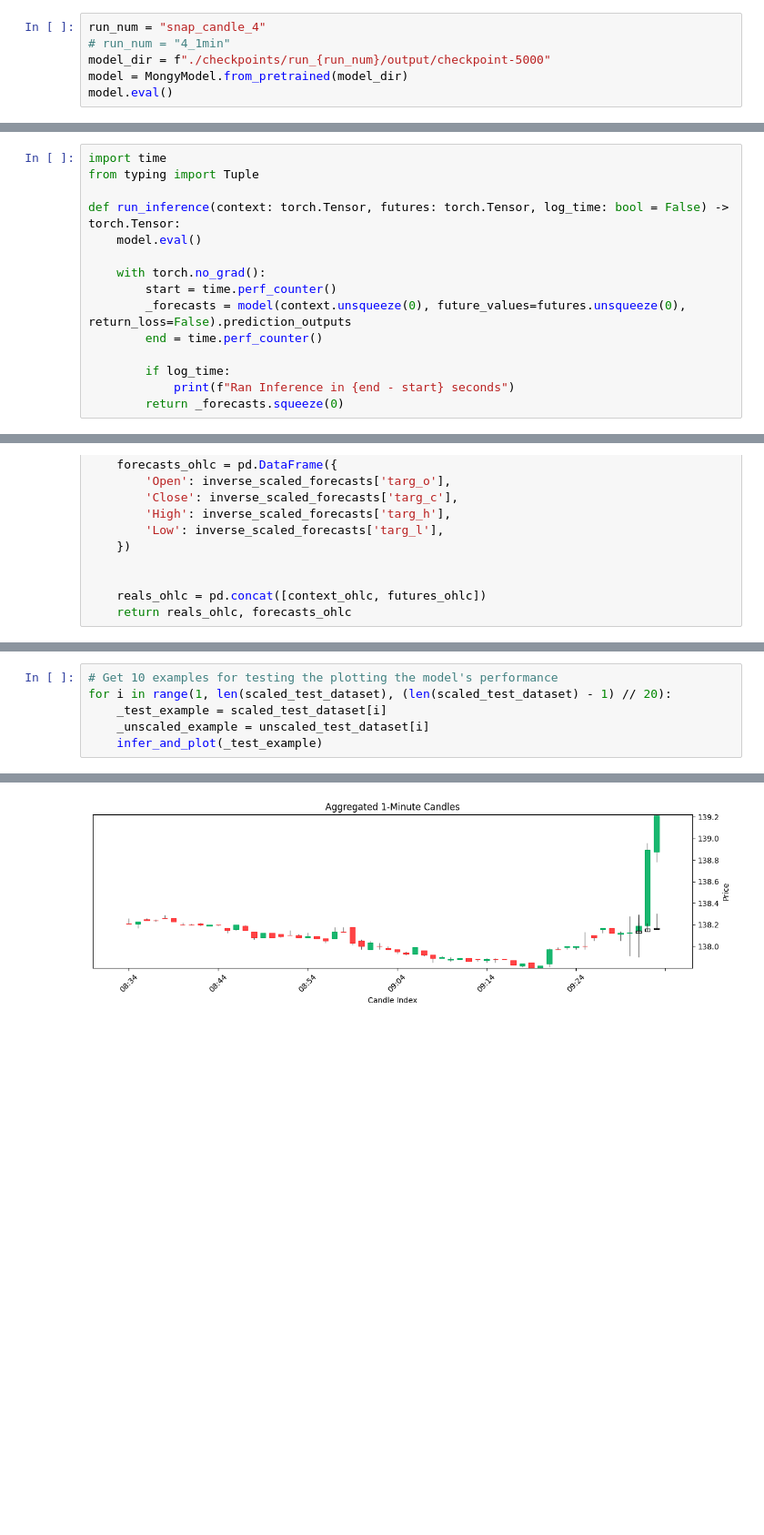
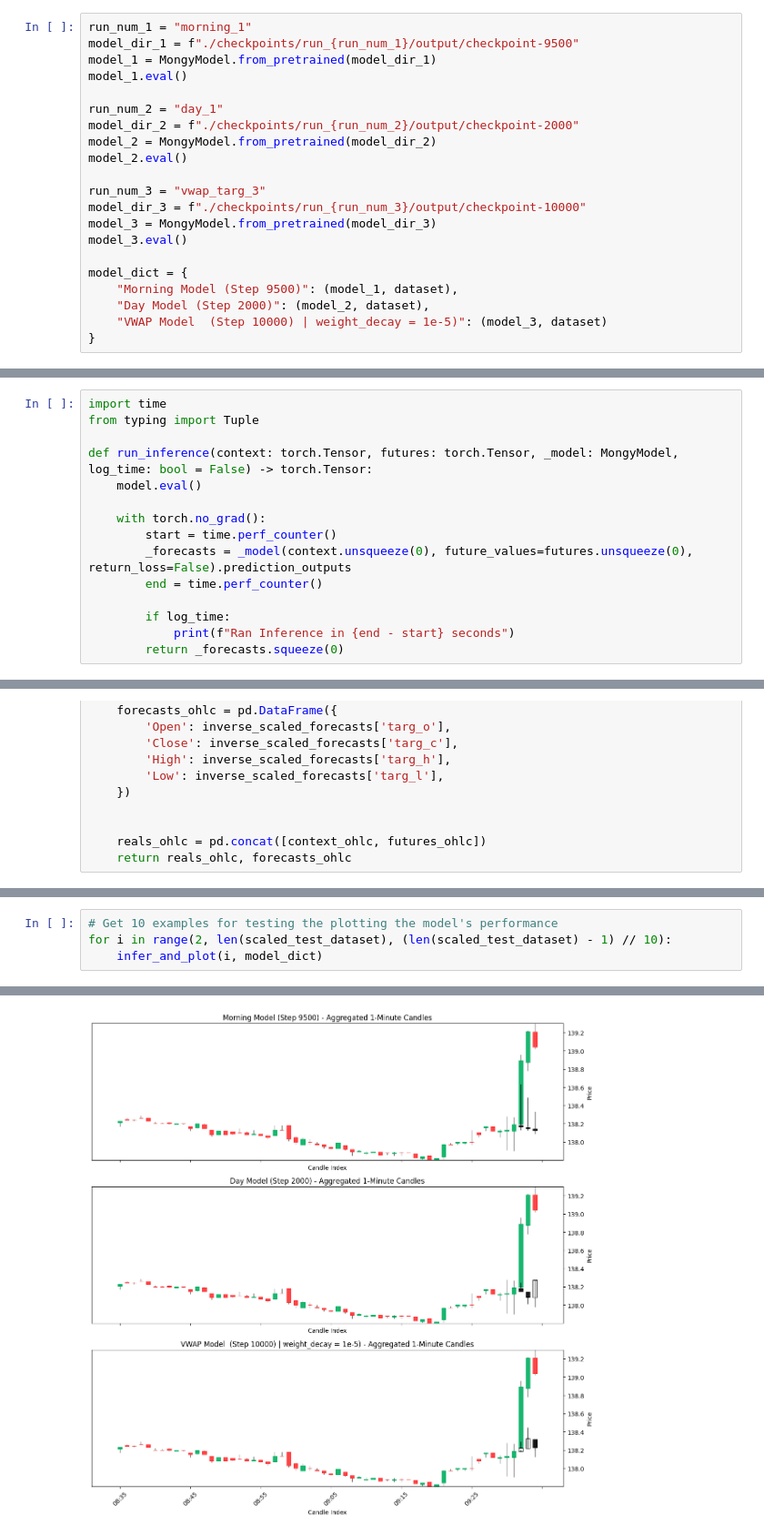
Before and after one commit to linkt-ai/tsfm, a Jupyter notebook: notebooks/hfdemo/patch_tsmixer_MONG-INFERENCE.ipynb, the cells around one changed output, grey strips where cells are left out. Shown at 91% size. Cells and saved outputs as stored; diff of their text form; blank space fills up the shorter version.

Commit message:
feat: add multi-time models

```diff
--- a/notebooks/hfdemo/patch_tsmixer_MONG-INFERENCE.ipynb
+++ b/notebooks/hfdemo/patch_tsmixer_MONG-INFERENCE.ipynb
@@ -203,6 +263,21 @@ class MongyModel(PatchTSMixerForPrediction):
 # %%
-run_num = "snap_candle_4"
-# run_num = "4_1min"
-model_dir = f"./checkpoints/run_{run_num}/output/checkpoint-5000"
-model = MongyModel.from_pretrained(model_dir)
-model.eval()
+run_num_1 = "morning_1"
+model_dir_1 = f"./checkpoints/run_{run_num_1}/output/checkpoint-9500"
+model_1 = MongyModel.from_pretrained(model_dir_1)
+model_1.eval()
+
+run_num_2 = "day_1"
+model_dir_2 = f"./checkpoints/run_{run_num_2}/output/checkpoint-2000"
+model_2 = MongyModel.from_pretrained(model_dir_2)
+model_2.eval()
+
+run_num_3 = "vwap_targ_3"
+model_dir_3 = f"./checkpoints/run_{run_num_3}/output/checkpoint-10000"
+model_3 = MongyModel.from_pretrained(model_dir_3)
+model_3.eval()
+
+model_dict = {
+    "Morning Model (Step 9500)": (model_1, dataset),
+    "Day Model (Step 2000)": (model_2, dataset),
+    "VWAP Model  (Step 10000) | weight_decay = 1e-5)": (model_3, dataset)
+}
@@ -235,12 +292,12 @@ from torchsummary import summary
 import time
 from typing import Tuple
 
-def run_inference(context: torch.Tensor, futures: torch.Tensor, log_time: bool = False) -> torch.Tensor:
+def run_inference(context: torch.Tensor, futures: torch.Tensor, _model: MongyModel, log_time: bool = False) -> torch.Tensor:
     model.eval()
 
     with torch.no_grad():
         start = time.perf_counter()
-        _forecasts = model(context.unsqueeze(0), future_values=futures.unsqueeze(0), return_loss=False).prediction_outputs
+        _forecasts = _model(context.unsqueeze(0), future_values=futures.unsqueeze(0), return_loss=False).prediction_outputs
         end = time.perf_counter()
 
         if log_time:
@@ -512,7 +578,5 @@ def infer_and_plot(example: dict, plot: bool = True) -> None:
 # %%
 # Get 10 examples for testing the plotting the model's performance
-for i in range(1, len(scaled_test_dataset), (len(scaled_test_dataset) - 1) // 20):
-    _test_example = scaled_test_dataset[i]
-    _unscaled_example = unscaled_test_dataset[i]
-    infer_and_plot(_test_example)
+for i in range(2, len(scaled_test_dataset), (len(scaled_test_dataset) - 1) // 10):
+    infer_and_plot(i, model_dict)
 # %% [output]
@@ -525 +594 @@ Custom Loss: 1.5802860260009766
-[figure, old version]
+[figure, new version]
```
Also changed, not shown: parts of 11 cells of this notebook, 8 other files.
